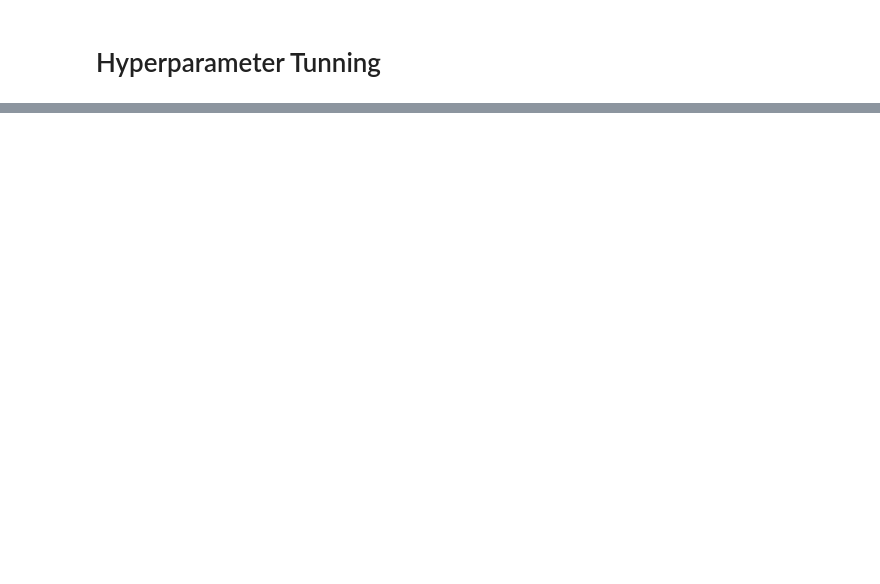
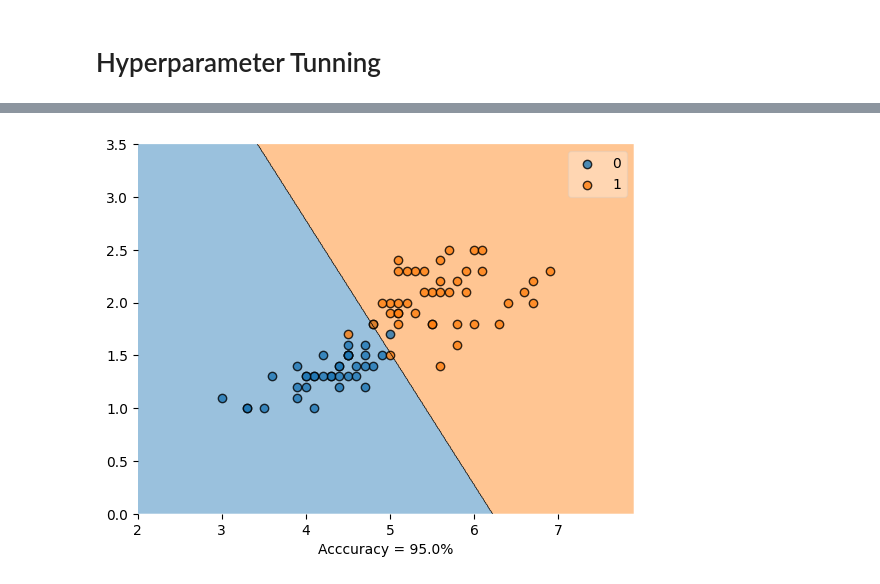
Before and after one commit to a4archit/ML-Journey, a Jupyter notebook: Algorithms/Logistic Regression/Hyperparameter tunning.ipynb, the cells around one changed output, grey strips where cells are left out. Cells and saved outputs as stored; diff of their text form; code cells hidden in the pictures; blank space fills up the shorter version.

Commit message:
Model Practice

```diff
--- a/Algorithms/Logistic Regression/Hyperparameter tunning.ipynb
+++ b/Algorithms/Logistic Regression/Hyperparameter tunning.ipynb
@@ -14,2 +14,11 @@ from statsmodels.stats.outliers_influence import variance_inflation_factor
 # %%
 from typing import List, Literal
+# %%
+data = pd.read_csv(r"C:\\Users\\Archit\\Documents\\GitHub\\ML-Journey\\Datasets\\iris.csv")
+data = data[['PetalLengthCm','PetalWidthCm','Species']]
+# %%
+data = data[data['Species'] != 'Iris-setosa']
+# %%
+
+encoder = LabelEncoder()
+data['Species'] = encoder.fit_transform(data['Species'])
@@ -16,10 +32,24 @@ from typing import List, Literal
 # %%
-def lg(penalty, dual, C, multi_class, max_lter) -> None:
+def lg(penalty='l2', dual=False, C=1, multi_class='auto', max_lter=100, solver='saga') -> None:
     """
     Plot a graph of Decision Line Create by Logistic Regression Algorithm
     also Print the accuracy score
     """
 
-    model = LogisticRegression(penalty=penalty, dual=dual, C=C, multi_class=multi_class, max_iter=max_lter)
+    X = data.iloc[:,:2]
+    y = data.iloc[:,-1]
+    X_train, X_test, y_train, y_test = train_test_split(X, y, test_size=0.2, random_state=42)
 
-    model.fit()
+    model = LogisticRegression(penalty=penalty, dual=dual, C=C, multi_class=multi_class, max_iter=max_lter, solver=solver)
+    model.fit(X_train, y_train)
+    y_pred = model.predict(X_test)
+
+    accuracy = accuracy_score(y_test, y_pred)
+
+    plot_decision_regions(np.array(X_train), np.array(y_train), clf=model, markers='o')
+    plt.xlabel(f"Acccuracy = {round(accuracy, 2)*100}%")
+# %%
+
+lg(penalty='l2', max_lter=1000, solver='newton-cg') # {'saga', 'newton-cg', 'sag', 'lbfgs', 'newton-cholesky', 'liblinear'}
+# %% [output]
+[figure, added]
```
Also changed, not shown: parts of 3 cells of this notebook, 1 other file.
